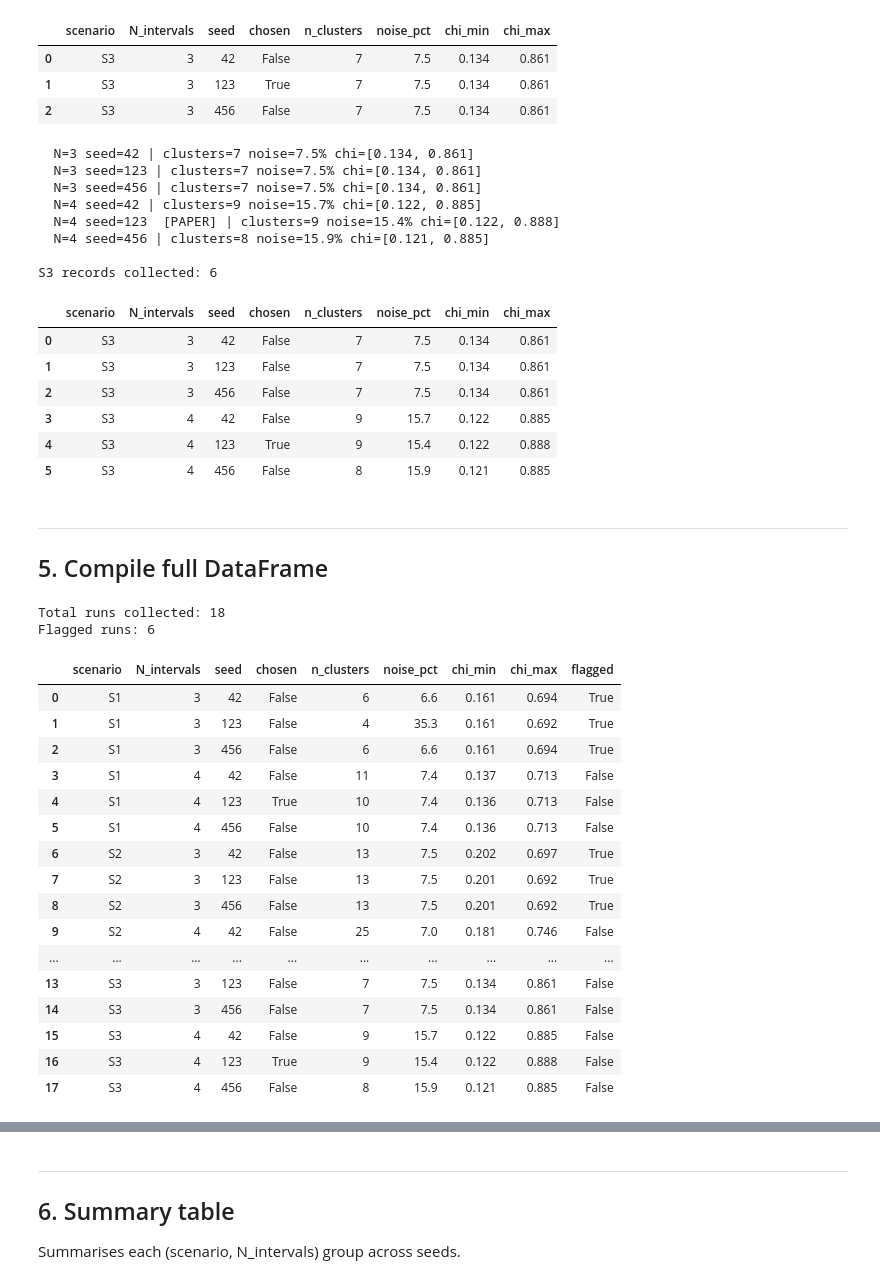
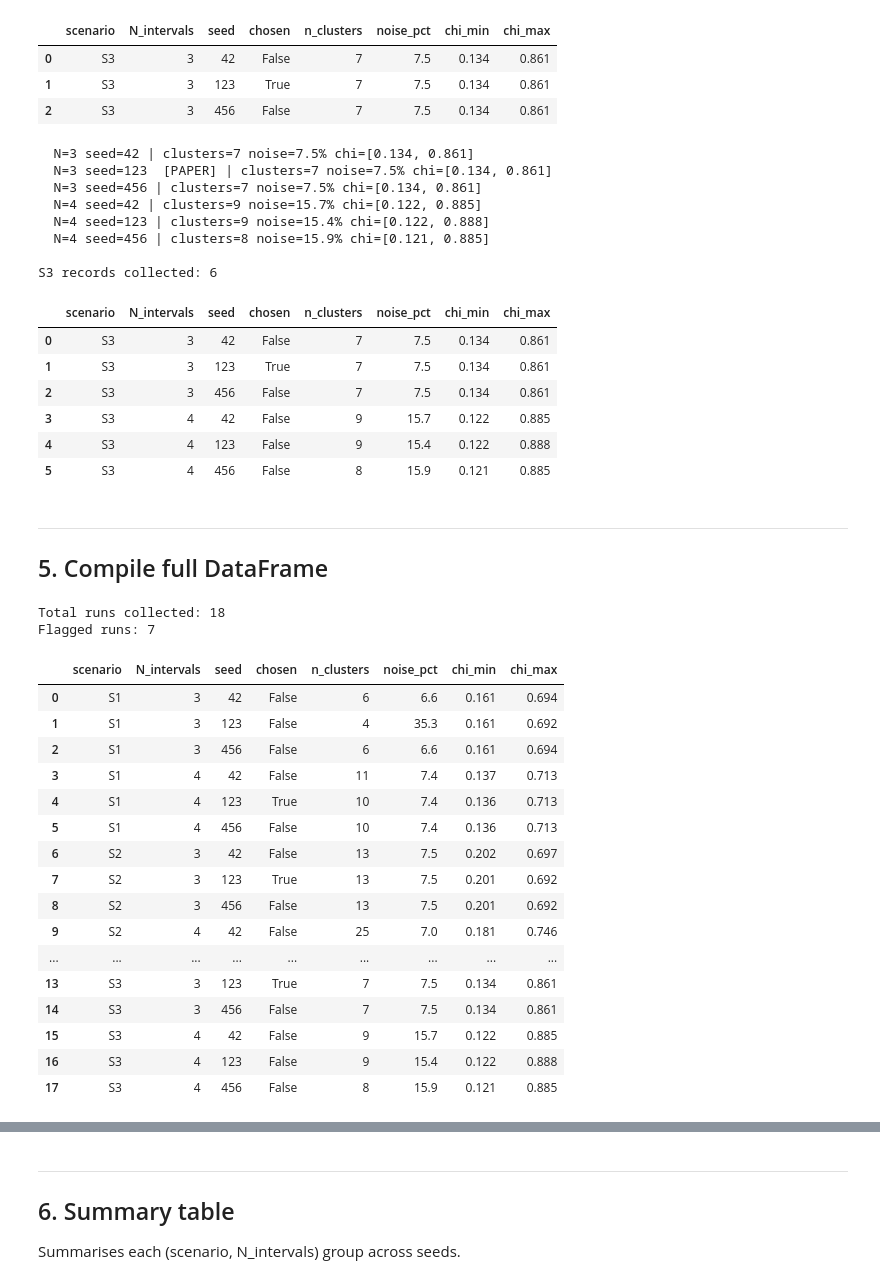
Before and after one commit to asfigueroaa/ABa-KiTo, a Jupyter notebook: ABa-KiTo/robustness_checkup.ipynb, the cells around one changed output, grey strips where cells are left out. Saved outputs shown, nothing was run; the diff lists cells and outputs as text; code cells hidden in the pictures.

Commit message:
robustness_checkup with correct seeds for clustering algo.

```diff
--- a/ABa-KiTo/robustness_checkup.ipynb
+++ b/ABa-KiTo/robustness_checkup.ipynb
@@ -315,7 +315,7 @@ s2_pkl_dir = os.path.join(s2_root, 'data', 'clustering_results/')
 
 N_intervals_s2 = [3, 4]      # 3 = alternative, 4 = paper choice
 seeds          = [42, 123, 456]
-paper_config   = (4, 123)    # (N, seed) used in the paper
+paper_config   = (3, 123)    # (N, seed) used in the paper
 
 records_s2 = []
 
@@ -480,7 +480,7 @@ s3_pkl_dir = os.path.join(s3_root, 'data', 'clustering_results/')
 
 N_intervals_s3 = [3, 4]      # 3 = alternative, 4 = paper choice
 seeds          = [42, 123, 456]
-paper_config   = (4, 123)    # (N, seed) used in the paper
+paper_config   = (3, 123)    # (N, seed) used in the paper
 
 records_s3 = []
 
@@ -515,19 +515,19 @@ print(f'\nS3 records collected: {len(df_s3)}')
 df_s3.drop(columns=['chi_per_cluster']).round(3)
 # %% [output]
   N=3 seed=42 | clusters=7 noise=7.5% chi=[0.134, 0.861]
-  N=3 seed=123 | clusters=7 noise=7.5% chi=[0.134, 0.861]
+  N=3 seed=123  [PAPER] | clusters=7 noise=7.5% chi=[0.134, 0.861]
   N=3 seed=456 | clusters=7 noise=7.5% chi=[0.134, 0.861]
   N=4 seed=42 | clusters=9 noise=15.7% chi=[0.122, 0.885]
-  N=4 seed=123  [PAPER] | clusters=9 noise=15.4% chi=[0.122, 0.888]
+  N=4 seed=123 | clusters=9 noise=15.4% chi=[0.122, 0.888]
   N=4 seed=456 | clusters=8 noise=15.9% chi=[0.121, 0.885]
 
 S3 records collected: 6
 |  | scenario | N_intervals | seed | chosen | n_clusters | noise_pct | chi_min | chi_max |
 | 0 | S3 | 3 | 42 | False | 7 | 7.5 | 0.134 | 0.861 |
-| 1 | S3 | 3 | 123 | False | 7 | 7.5 | 0.134 | 0.861 |
+| 1 | S3 | 3 | 123 | True | 7 | 7.5 | 0.134 | 0.861 |
 | 2 | S3 | 3 | 456 | False | 7 | 7.5 | 0.134 | 0.861 |
 | 3 | S3 | 4 | 42 | False | 9 | 15.7 | 0.122 | 0.885 |
-| 4 | S3 | 4 | 123 | True | 9 | 15.4 | 0.122 | 0.888 |
+| 4 | S3 | 4 | 123 | False | 9 | 15.4 | 0.122 | 0.888 |
 | 5 | S3 | 4 | 456 | False | 8 | 15.9 | 0.121 | 0.885 |
 # %% [markdown]
 ---
@@ -535,42 +535,42 @@ S3 records collected: 6
 # %%
 df_all = pd.concat([df_s1, df_s2, df_s3], ignore_index=True)
 
 # Flag problematic runs
-NOISE_FLAG    = 20.0   # %
+NOISE_FLAG    = 15.0   # %
 BROWN_MAX_CHI = 0.20   # brown macrostate: chi_min must be below this
-GREEN_MIN_CHI = 0.70   # green macrostate: chi_max must be above this
+GREEN_MIN_CHI = 0.60   # green macrostate: chi_max must be above this
 
 df_all['flagged'] = (
     (df_all['noise_pct']  > NOISE_FLAG)    |
     (df_all['chi_min']   >= BROWN_MAX_CHI) |
     (df_all['chi_max']   <= GREEN_MIN_CHI)
 )
 
 # Save
 df_all.drop(columns=['chi_per_cluster'], errors='ignore').to_csv(
     'stability_table_all_scenarios.csv', index=False
 )
 
 print(f'Total runs collected: {len(df_all)}')
 print(f'Flagged runs: {df_all.flagged.sum()}')
-df_all.drop(columns=['chi_per_cluster'], errors='ignore').round(3)
+df_all.drop(columns=['chi_per_cluster', 'flagged'], errors='ignore').round(3)
 # %% [output]
 Total runs collected: 18
-Flagged runs: 6
+Flagged runs: 7
-|  | scenario | N_intervals | seed | chosen | n_clusters | noise_pct | chi_min | chi_max | flagged |
-| 0 | S1 | 3 | 42 | False | 6 | 6.6 | 0.161 | 0.694 | True |
-| 1 | S1 | 3 | 123 | False | 4 | 35.3 | 0.161 | 0.692 | True |
-| 2 | S1 | 3 | 456 | False | 6 | 6.6 | 0.161 | 0.694 | True |
-| 3 | S1 | 4 | 42 | False | 11 | 7.4 | 0.137 | 0.713 | False |
-| 4 | S1 | 4 | 123 | True | 10 | 7.4 | 0.136 | 0.713 | False |
-| 5 | S1 | 4 | 456 | False | 10 | 7.4 | 0.136 | 0.713 | False |
-| 6 | S2 | 3 | 42 | False | 13 | 7.5 | 0.202 | 0.697 | True |
-| 7 | S2 | 3 | 123 | False | 13 | 7.5 | 0.201 | 0.692 | True |
-| 8 | S2 | 3 | 456 | False | 13 | 7.5 | 0.201 | 0.692 | True |
-| 9 | S2 | 4 | 42 | False | 25 | 7.0 | 0.181 | 0.746 | False |
-| ... | ... | ... | ... | ... | ... | ... | ... | ... | ... |
-| 13 | S3 | 3 | 123 | False | 7 | 7.5 | 0.134 | 0.861 | False |
-| 14 | S3 | 3 | 456 | False | 7 | 7.5 | 0.134 | 0.861 | False |
-| 15 | S3 | 4 | 42 | False | 9 | 15.7 | 0.122 | 0.885 | False |
-| 16 | S3 | 4 | 123 | True | 9 | 15.4 | 0.122 | 0.888 | False |
-| 17 | S3 | 4 | 456 | False | 8 | 15.9 | 0.121 | 0.885 | False |
+|  | scenario | N_intervals | seed | chosen | n_clusters | noise_pct | chi_min | chi_max |
+| 0 | S1 | 3 | 42 | False | 6 | 6.6 | 0.161 | 0.694 |
+| 1 | S1 | 3 | 123 | False | 4 | 35.3 | 0.161 | 0.692 |
+| 2 | S1 | 3 | 456 | False | 6 | 6.6 | 0.161 | 0.694 |
+| 3 | S1 | 4 | 42 | False | 11 | 7.4 | 0.137 | 0.713 |
+| 4 | S1 | 4 | 123 | True | 10 | 7.4 | 0.136 | 0.713 |
+| 5 | S1 | 4 | 456 | False | 10 | 7.4 | 0.136 | 0.713 |
+| 6 | S2 | 3 | 42 | False | 13 | 7.5 | 0.202 | 0.697 |
+| 7 | S2 | 3 | 123 | True | 13 | 7.5 | 0.201 | 0.692 |
+| 8 | S2 | 3 | 456 | False | 13 | 7.5 | 0.201 | 0.692 |
+| 9 | S2 | 4 | 42 | False | 25 | 7.0 | 0.181 | 0.746 |
+| ... | ... | ... | ... | ... | ... | ... | ... | ... |
+| 13 | S3 | 3 | 123 | True | 7 | 7.5 | 0.134 | 0.861 |
+| 14 | S3 | 3 | 456 | False | 7 | 7.5 | 0.134 | 0.861 |
+| 15 | S3 | 4 | 42 | False | 9 | 15.7 | 0.122 | 0.885 |
+| 16 | S3 | 4 | 123 | False | 9 | 15.4 | 0.122 | 0.888 |
+| 17 | S3 | 4 | 456 | False | 8 | 15.9 | 0.121 | 0.885 |
```
Also changed, not shown: parts of 4 cells of this notebook, 2 other files.
